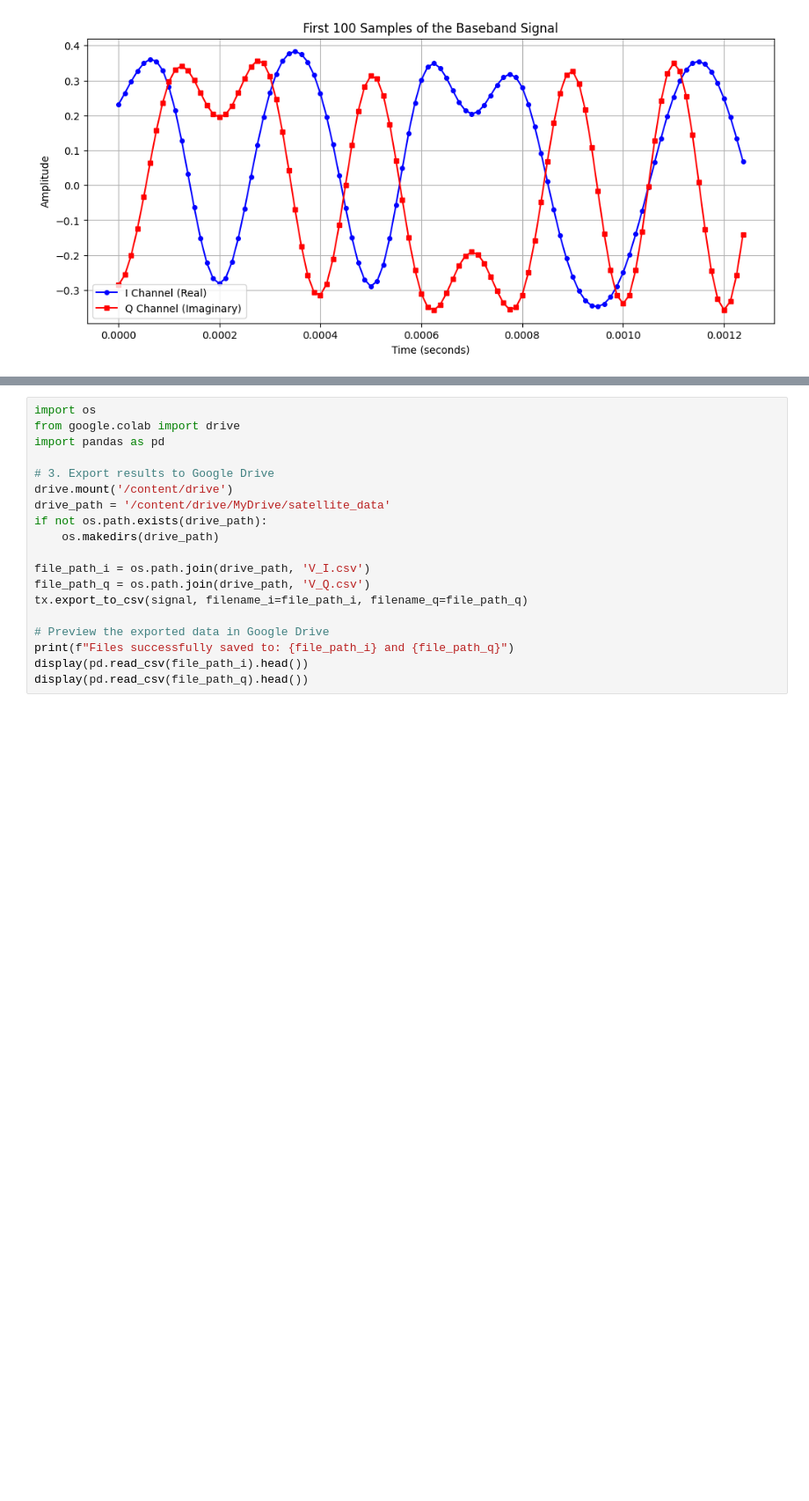
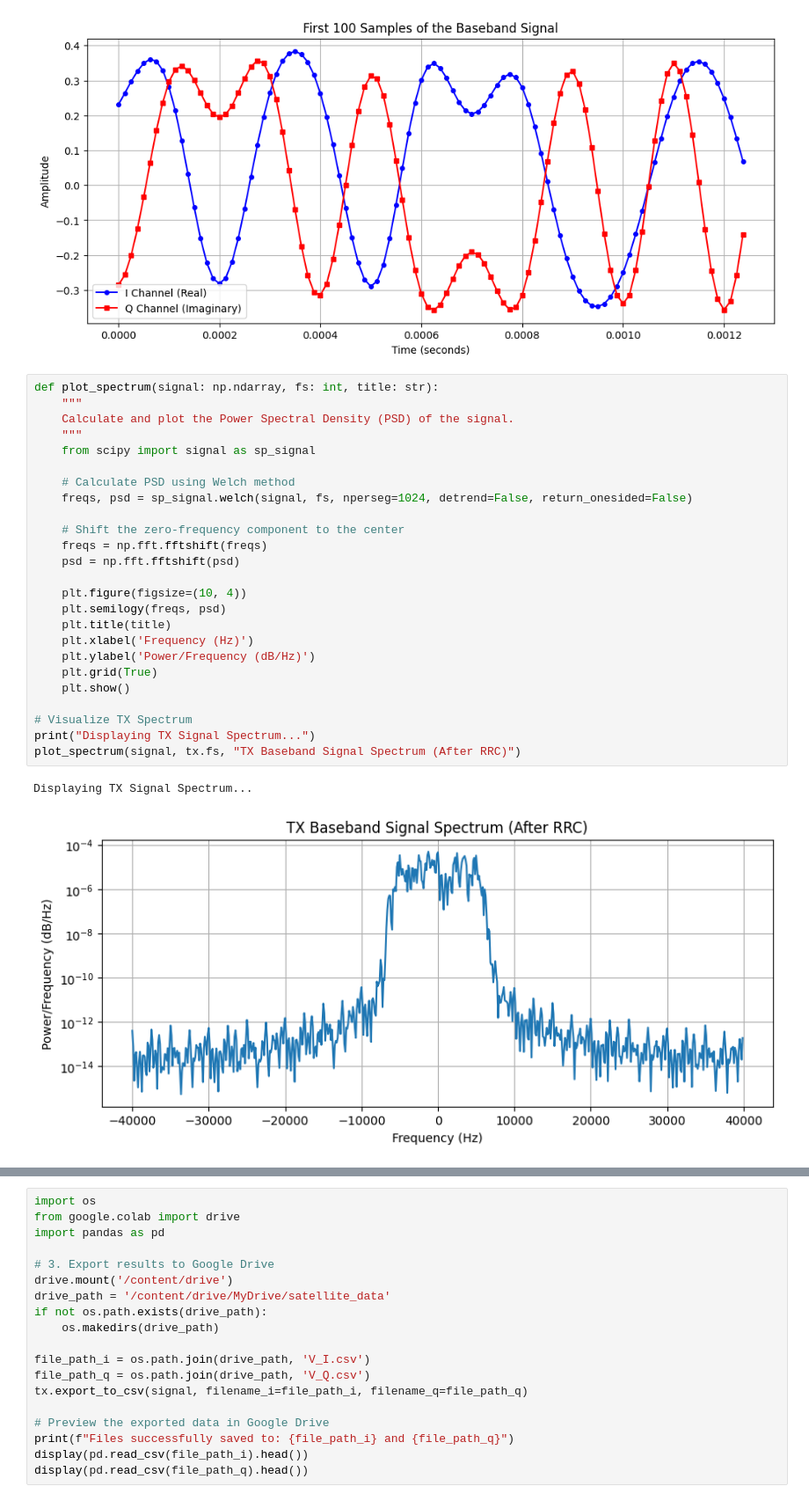
Before and after one commit to cj-rf4869/DSP, a Jupyter notebook: SDR_python_transmitter.ipynb, the cells around one changed output, grey strips where cells are left out. Shown at 88% size. Drawn from its saved outputs; the diff is of its cells as text; blank space fills up the shorter version.

```diff
--- a/SDR_python_transmitter.ipynb
+++ b/SDR_python_transmitter.ipynb
@@ -125,3 +133,31 @@ plt.grid(True)
 plt.show()
 # %% [output]
 [figure]
+# %%
+def plot_spectrum(signal: np.ndarray, fs: int, title: str):
+    """
+    Calculate and plot the Power Spectral Density (PSD) of the signal.
+    """
+    from scipy import signal as sp_signal
+
+    # Calculate PSD using Welch method
+    freqs, psd = sp_signal.welch(signal, fs, nperseg=1024, detrend=False, return_onesided=False)
+
+    # Shift the zero-frequency component to the center
+    freqs = np.fft.fftshift(freqs)
+    psd = np.fft.fftshift(psd)
+
+    plt.figure(figsize=(10, 4))
+    plt.semilogy(freqs, psd)
+    plt.title(title)
+    plt.xlabel('Frequency (Hz)')
+    plt.ylabel('Power/Frequency (dB/Hz)')
+    plt.grid(True)
+    plt.show()
+
+# Visualize TX Spectrum
+print("Displaying TX Signal Spectrum...")
+plot_spectrum(signal, tx.fs, "TX Baseband Signal Spectrum (After RRC)")
+# %% [output]
+Displaying TX Signal Spectrum...
+[figure, added]
```
Also changed, not shown: parts of 11 cells of this notebook.
